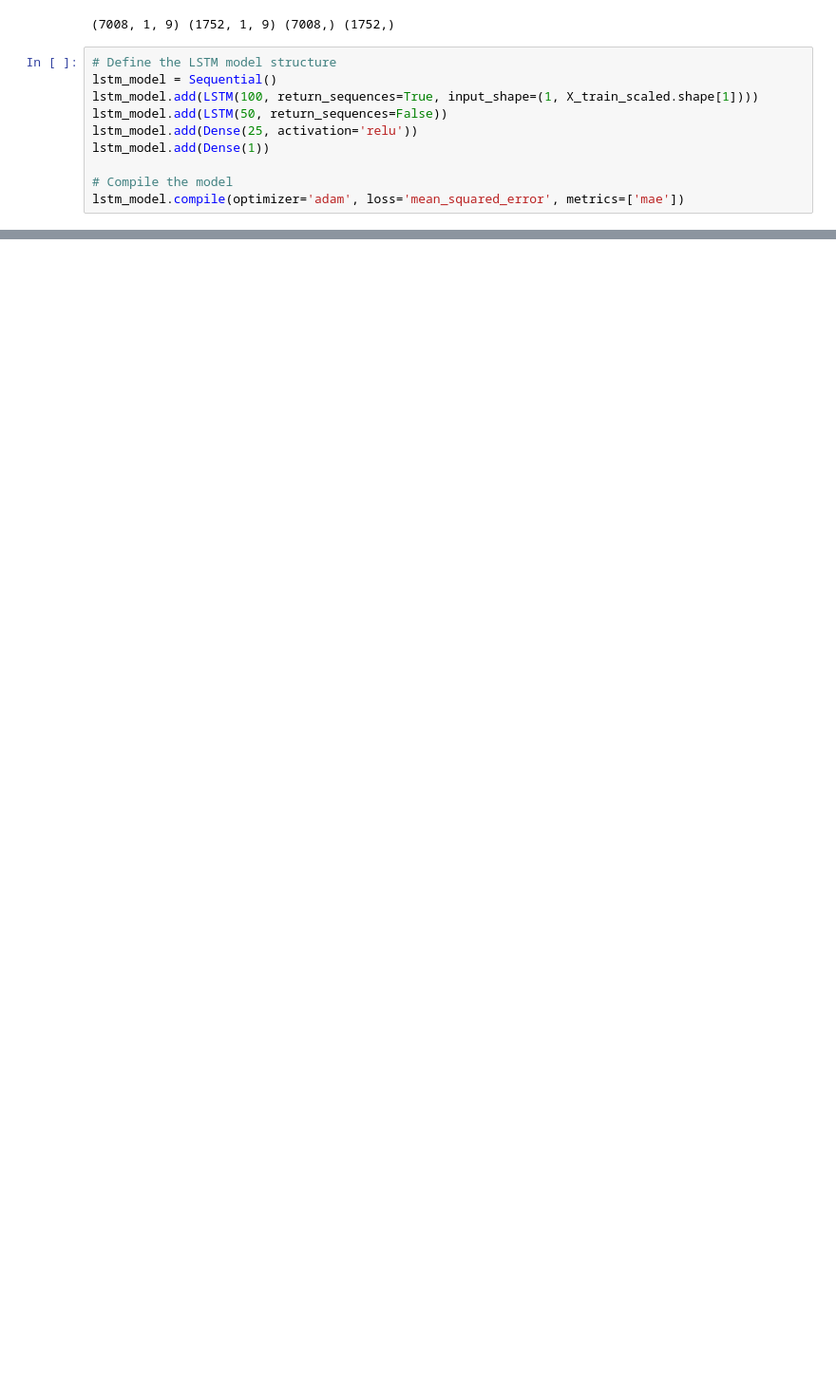
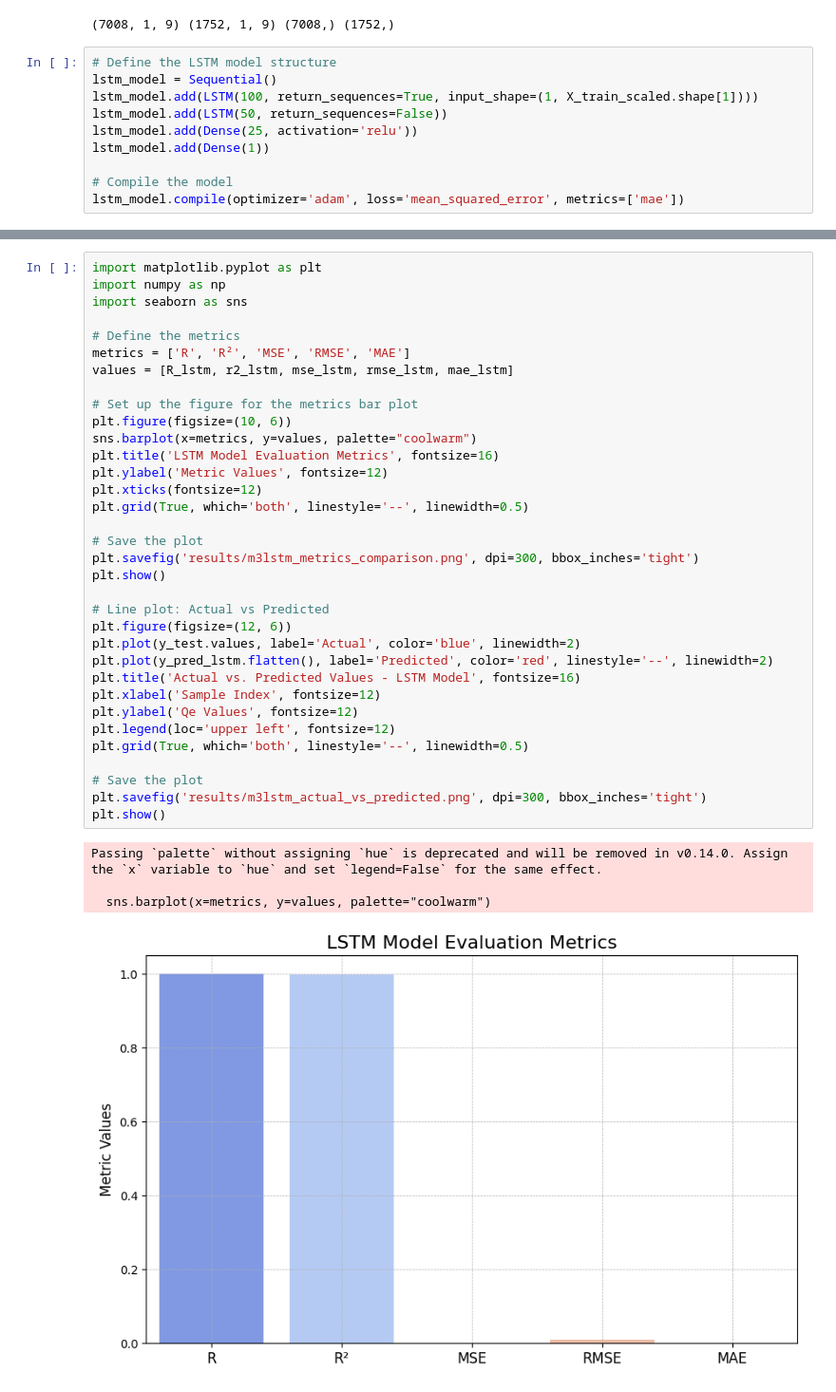
Before and after one commit to Binwakil/energeycooling, a Jupyter notebook: LSTM.ipynb, the cells around one changed output, grey strips where cells are left out. Shown at 95% size. Drawn from its saved outputs; the diff is of its cells as text; blank space fills up the shorter version.

```diff
--- a/LSTM.ipynb
+++ b/LSTM.ipynb
@@ -89,0 +135,39 @@ MSE: 0.00012846780597320026, R²: 0.9985985927619407
+# %%
+import matplotlib.pyplot as plt
+import numpy as np
+import seaborn as sns
+
+# Define the metrics
+metrics = ['R', 'R²', 'MSE', 'RMSE', 'MAE']
+values = [R_lstm, r2_lstm, mse_lstm, rmse_lstm, mae_lstm]
+
+# Set up the figure for the metrics bar plot
+plt.figure(figsize=(10, 6))
+sns.barplot(x=metrics, y=values, palette="coolwarm")
+plt.title('LSTM Model Evaluation Metrics', fontsize=16)
+plt.ylabel('Metric Values', fontsize=12)
+plt.xticks(fontsize=12)
+plt.grid(True, which='both', linestyle='--', linewidth=0.5)
+
+# Save the plot
+plt.savefig('results/m3lstm_metrics_comparison.png', dpi=300, bbox_inches='tight')
+plt.show()
+
+# Line plot: Actual vs Predicted
+plt.figure(figsize=(12, 6))
+plt.plot(y_test.values, label='Actual', color='blue', linewidth=2)
+plt.plot(y_pred_lstm.flatten(), label='Predicted', color='red', linestyle='--', linewidth=2)
+plt.title('Actual vs. Predicted Values - LSTM Model', fontsize=16)
+plt.xlabel('Sample Index', fontsize=12)
+plt.ylabel('Qe Values', fontsize=12)
+plt.legend(loc='upper left', fontsize=12)
+plt.grid(True, which='both', linestyle='--', linewidth=0.5)
+
+# Save the plot
+plt.savefig('results/m3lstm_actual_vs_predicted.png', dpi=300, bbox_inches='tight')
+plt.show()
+# %% [output]
+Passing `palette` without assigning `hue` is deprecated and will be removed in v0.14.0. Assign the `x` variable to `hue` and set `legend=False` for the same effect.
+
+  sns.barplot(x=metrics, y=values, palette="coolwarm")
+[figure, added]
```
Also changed, not shown: parts of 10 cells of this notebook, 49 other files.
